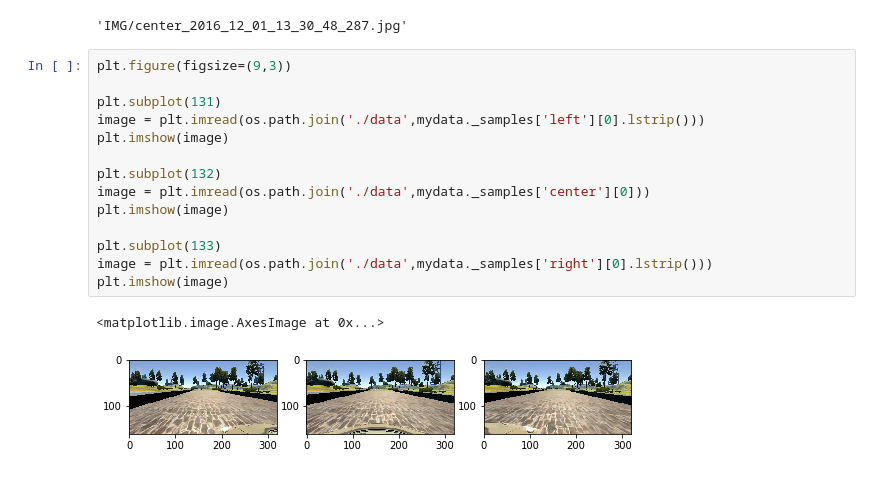
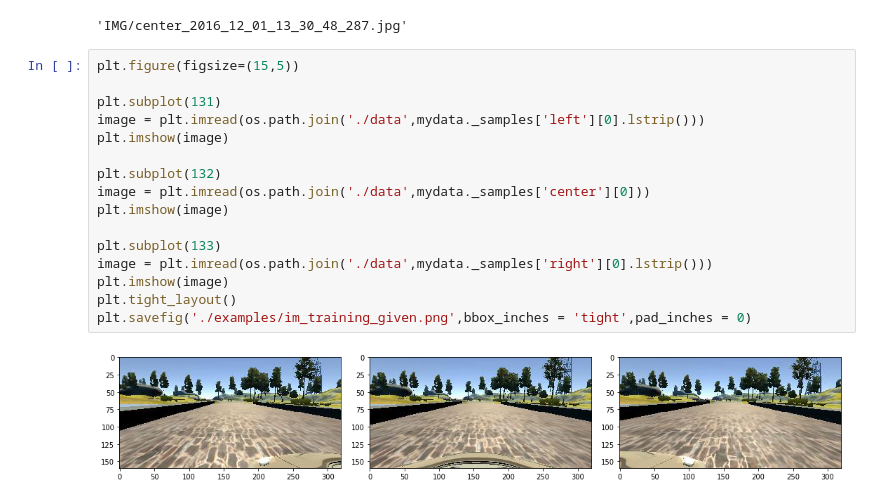
Before and after one commit to putza/CarND-Behavioral-Cloning-P3, a Jupyter notebook: model.ipynb, the cells around one changed output. Cells and saved outputs as stored; diff of their text form.

Commit message:
[major] - Added Training

```diff
--- a/model.ipynb
+++ b/model.ipynb
@@ -22,19 +56,20 @@ mydata._samples['center'][0]
 # %% [output]
 'IMG/center_2016_12_01_13_30_48_287.jpg'
 # %%
-plt.figure(figsize=(9,3))
+plt.figure(figsize=(15,5))
 
 plt.subplot(131)
 image = plt.imread(os.path.join('./data',mydata._samples['left'][0].lstrip()))
 plt.imshow(image)
 
 plt.subplot(132)
 image = plt.imread(os.path.join('./data',mydata._samples['center'][0]))
 plt.imshow(image)
 
 plt.subplot(133)
 image = plt.imread(os.path.join('./data',mydata._samples['right'][0].lstrip()))
 plt.imshow(image)
+plt.tight_layout()
+plt.savefig('./examples/im_training_given.png',bbox_inches = 'tight',pad_inches = 0)
 # %% [output]
-<matplotlib.image.AxesImage at 0x...>
-[figure, old version]
+[figure, new version]
```
Also changed, not shown: parts of 20 cells of this notebook, 2 other files.
